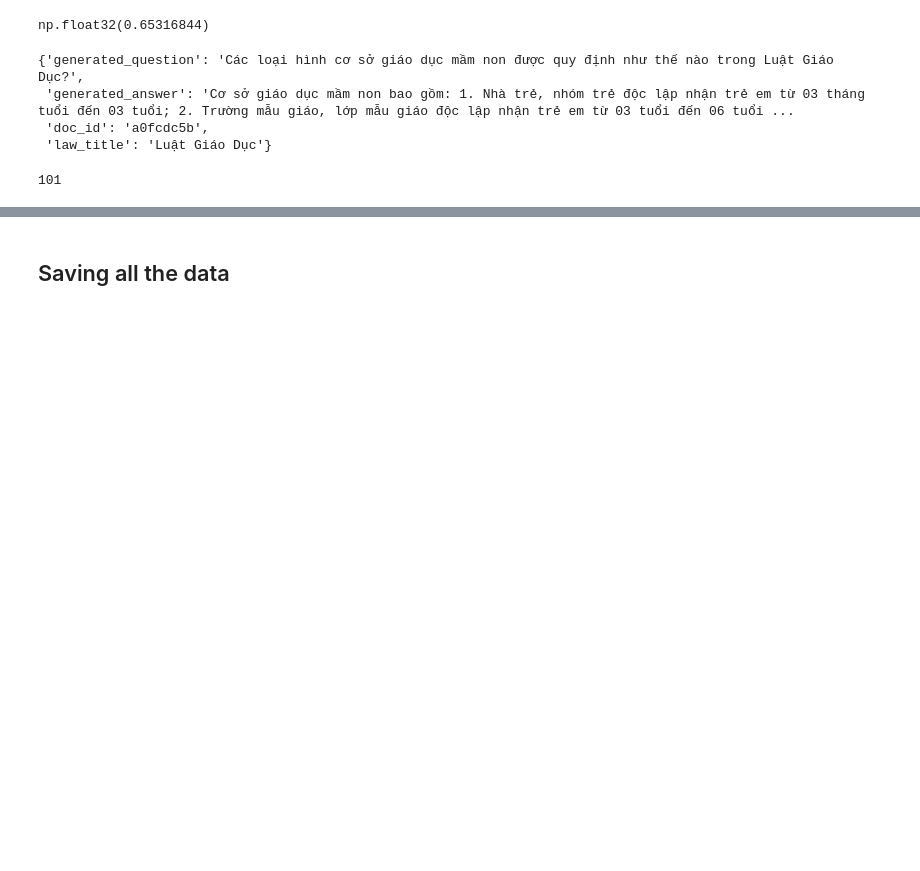
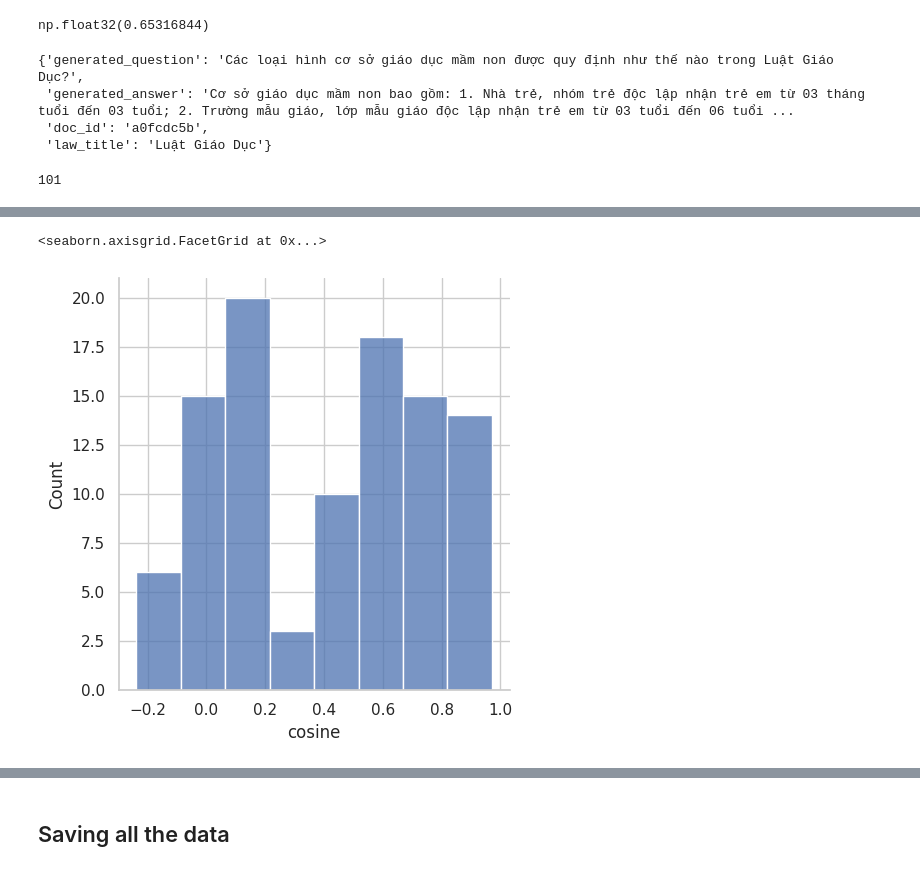
Before and after one commit to TinChung41/End-to-end-law-searching-with-RAG-Mamba, a Jupyter notebook: container_env/evaluate/offline-rag-evaluation.ipynb, the cells around one changed output, grey strips where cells are left out. Cells and saved outputs as stored; diff of their text form; code cells hidden in the pictures; blank space fills up the shorter version.

```diff
--- a/container_env/evaluate/offline-rag-evaluation.ipynb
+++ b/container_env/evaluate/offline-rag-evaluation.ipynb
@@ -935,0 +1077,3 @@ samples[45]
+# %%
+df_transformer_qa = pd.read_csv("./flan-t5-large-squad2.csv")
+df_transformer_qa
@@ -935,0 +1094,11 @@ samples[45]
+# %%
+results_transformer_qa = df_transformer_qa.to_dict(orient='records')
+# %%
+similarity_transformer = []
+
+for record in tqdm(results_transformer_qa):
+    sim = compute_similarity(record)
+    similarity_transformer.append(sim)
+# %%
+df_transformer_qa['cosine'] = similarity_transformer
+df_transformer_qa['cosine'].describe()
@@ -935,0 +1127,5 @@ samples[45]
+# %%
+sns.displot(df_transformer_qa['cosine'])
+# %% [output]
+<seaborn.axisgrid.FacetGrid at 0x...>
+[figure, added]
```
Also changed, not shown: parts of 114 cells of this notebook, 7 other files.
